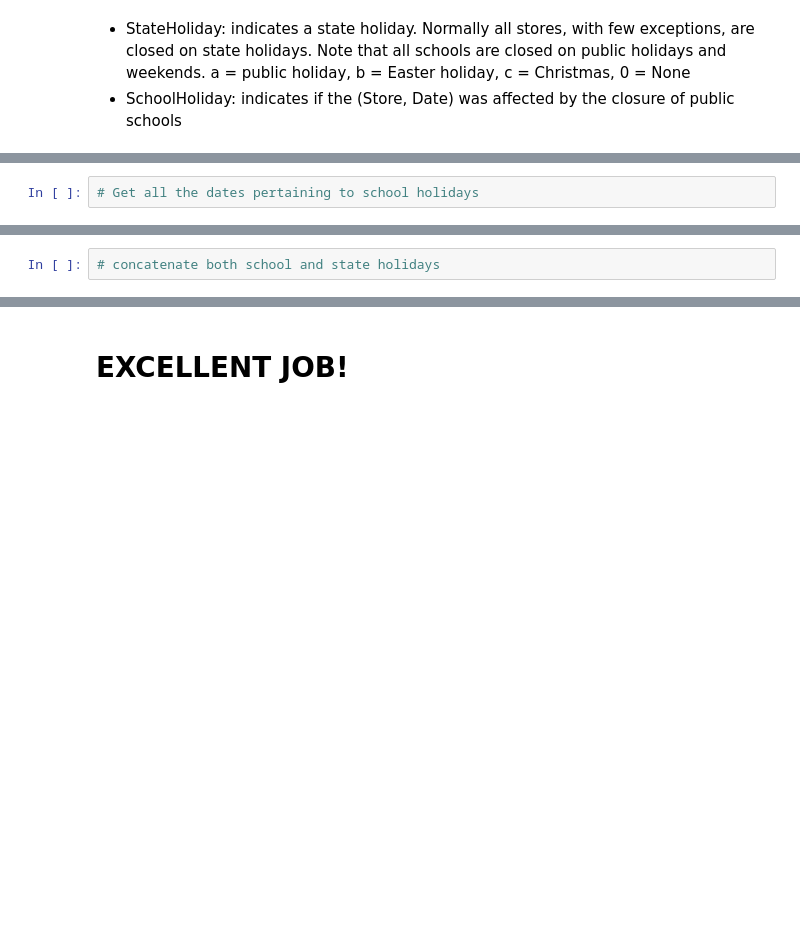
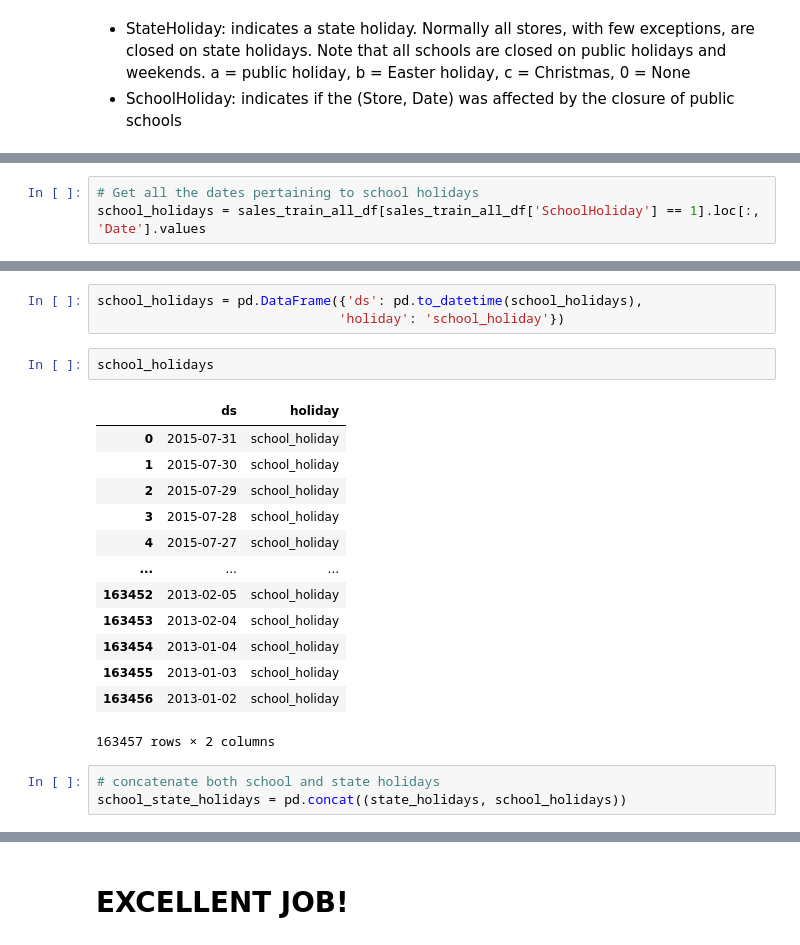
Before and after one commit to wellmej/DataScienceUseCases, a Jupyter notebook: Case3_My_Sales_Department.ipynb, the cells around one changed output, grey strips where cells are left out. Saved outputs shown, nothing was run; the diff lists cells and outputs as text; blank space fills up the shorter version.

```diff
--- a/Case3_My_Sales_Department.ipynb
+++ b/Case3_My_Sales_Department.ipynb
@@ -762,2 +795,3 @@ df_predict
 # %%
 # Get all the dates pertaining to school holidays
+school_holidays = sales_train_all_df[sales_train_all_df['SchoolHoliday'] == 1].loc[:, 'Date'].values
@@ -766,2 +852,22 @@ df_predict
+# %%
+school_holidays = pd.DataFrame({'ds': pd.to_datetime(school_holidays),
+                               'holiday': 'school_holiday'})
+# %%
+school_holidays
+# %% [output]
+|  | ds | holiday |
+| 0 | 2015-07-31 | school_holiday |
+| 1 | 2015-07-30 | school_holiday |
+| 2 | 2015-07-29 | school_holiday |
+| 3 | 2015-07-28 | school_holiday |
+| 4 | 2015-07-27 | school_holiday |
+| ... | ... | ... |
+| 163452 | 2013-02-05 | school_holiday |
+| 163453 | 2013-02-04 | school_holiday |
+| 163454 | 2013-01-04 | school_holiday |
+| 163455 | 2013-01-03 | school_holiday |
+| 163456 | 2013-01-02 | school_holiday |
+163457 rows × 2 columns
 # %%
 # concatenate both school and state holidays
+school_state_holidays = pd.concat((state_holidays, school_holidays))
```
Also changed, not shown: parts of 13 cells of this notebook.
